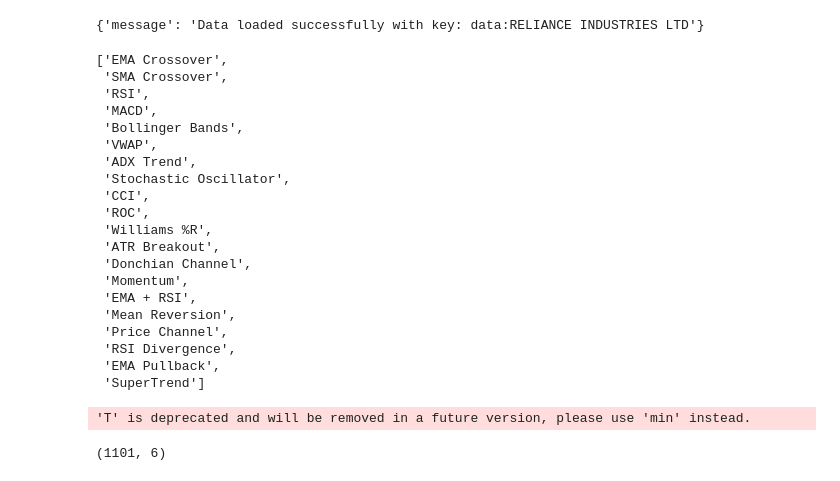
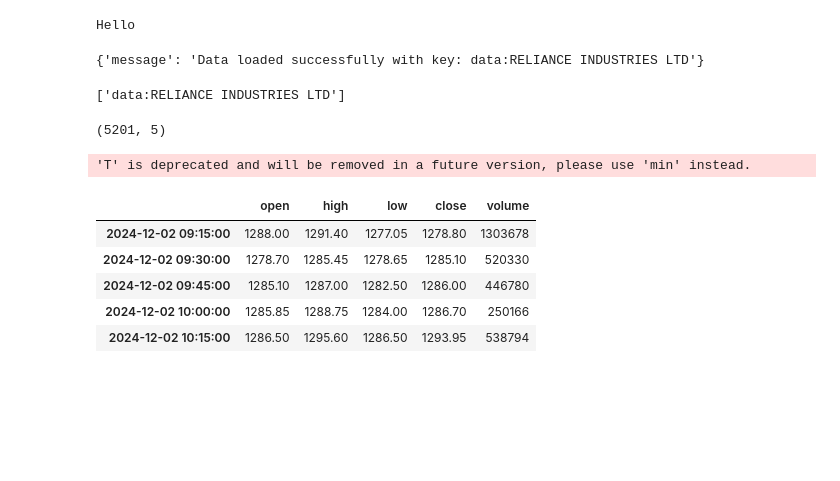
Before and after one commit to rahulkhichar7/HedgeOne-Quant, a Jupyter notebook: test_strategies.ipynb, the cells around one changed output. Cells and saved outputs as stored; diff of their text form; code cells hidden in the pictures; blank space fills up the shorter version.

```diff
--- a/test_strategies.ipynb
+++ b/test_strategies.ipynb
@@ -0,0 +1,4 @@
+# %%
+print("Hello")
+# %% [output]
+Hello
@@ -22,38 +40,26 @@ await set_data(df=df, ticker= ticker_name)
 # %% [output]
 {'message': 'Data loaded successfully with key: data:RELIANCE INDUSTRIES LTD'}
 # %%
-# get_key_list()
-# await delete_data("NIFTY 50")
-# get_available_tickers()
-get_available_strategies()
+cs.get_key_list()
+# await cs.delete_data("NIFTY 50")
+# ds.get_available_tickers()
+# ds.get_available_strategies()
 # %% [output]
-['EMA Crossover',
- 'SMA Crossover',
- 'RSI',
- 'MACD',
- 'Bollinger Bands',
- 'VWAP',
- 'ADX Trend',
- 'Stochastic Oscillator',
- 'CCI',
- 'ROC',
- 'Williams %R',
- 'ATR Breakout',
- 'Donchian Channel',
- 'Momentum',
- 'EMA + RSI',
- 'Mean Reversion',
- 'Price Channel',
- 'RSI Divergence',
- 'EMA Pullback',
- 'SuperTrend']
+['data:RELIANCE INDUSTRIES LTD']
 # %%
 resolution = "15m"
 start_date = "01/12/2024 09:15:00"
-end_date = "01/02/2025 09:15:00"
+end_date = "01/10/2025 09:15:00"
 
-df = await _load_and_resample_data(ticker_name, resolution, start_date, end_date)
-df.shape
+df = await ds._load_and_resample_data(ticker_name, resolution, start_date, end_date)
+print(df.shape)
+df.head()
 # %% [output]
-'T' is deprecated and will be removed in a future version, please use 'min' instead.
+(5201, 5)
-(1101, 6)
+'T' is deprecated and will be removed in a future version, please use 'min' instead.
+|  | open | high | low | close | volume |
+| 2024-12-02 09:15:00 | 1288.00 | 1291.40 | 1277.05 | 1278.80 | 1303678 |
+| 2024-12-02 09:30:00 | 1278.70 | 1285.45 | 1278.65 | 1285.10 | 520330 |
+| 2024-12-02 09:45:00 | 1285.10 | 1287.00 | 1282.50 | 1286.00 | 446780 |
+| 2024-12-02 10:00:00 | 1285.85 | 1288.75 | 1284.00 | 1286.70 | 250166 |
+| 2024-12-02 10:15:00 | 1286.50 | 1295.60 | 1286.50 | 1293.95 | 538794 |
```
Also changed, not shown: parts of 21 cells of this notebook, 14 other files.
